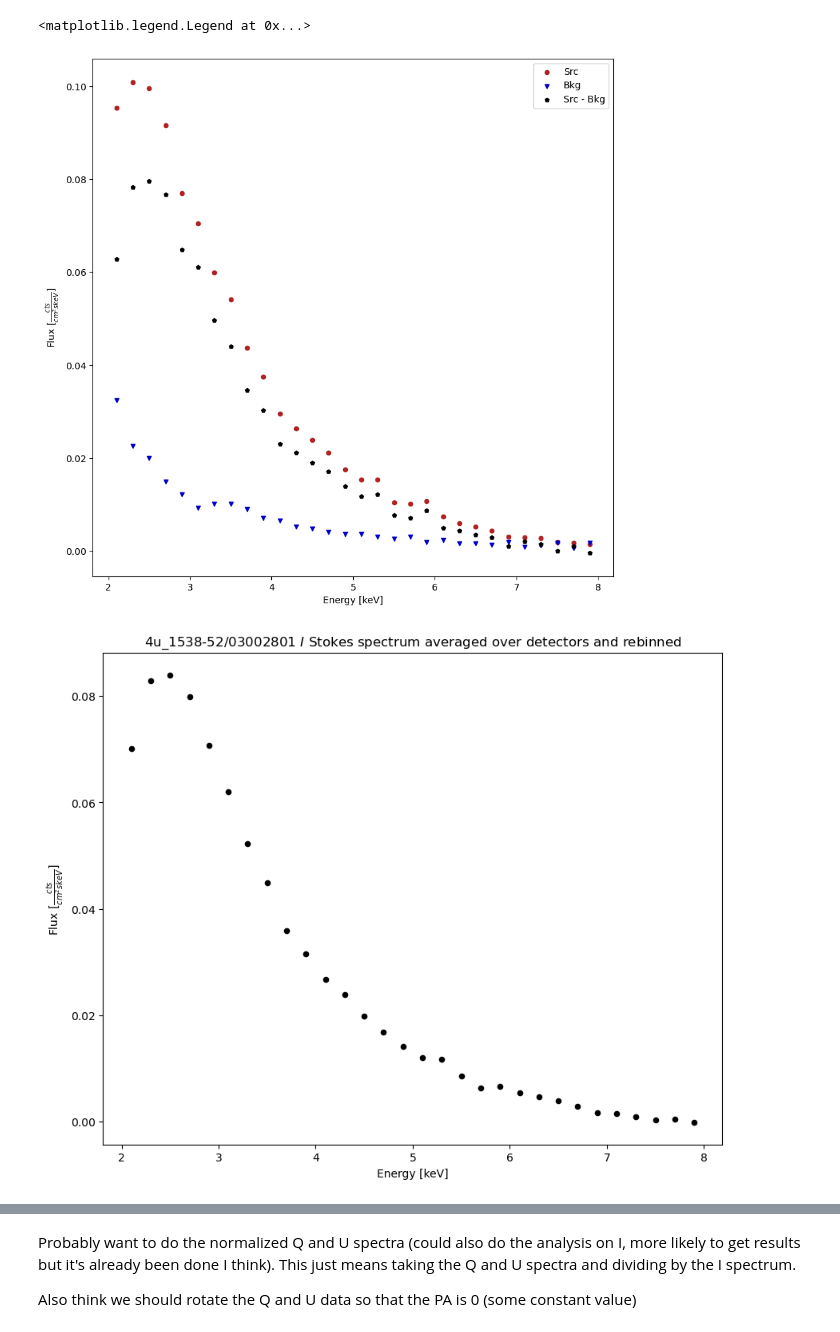
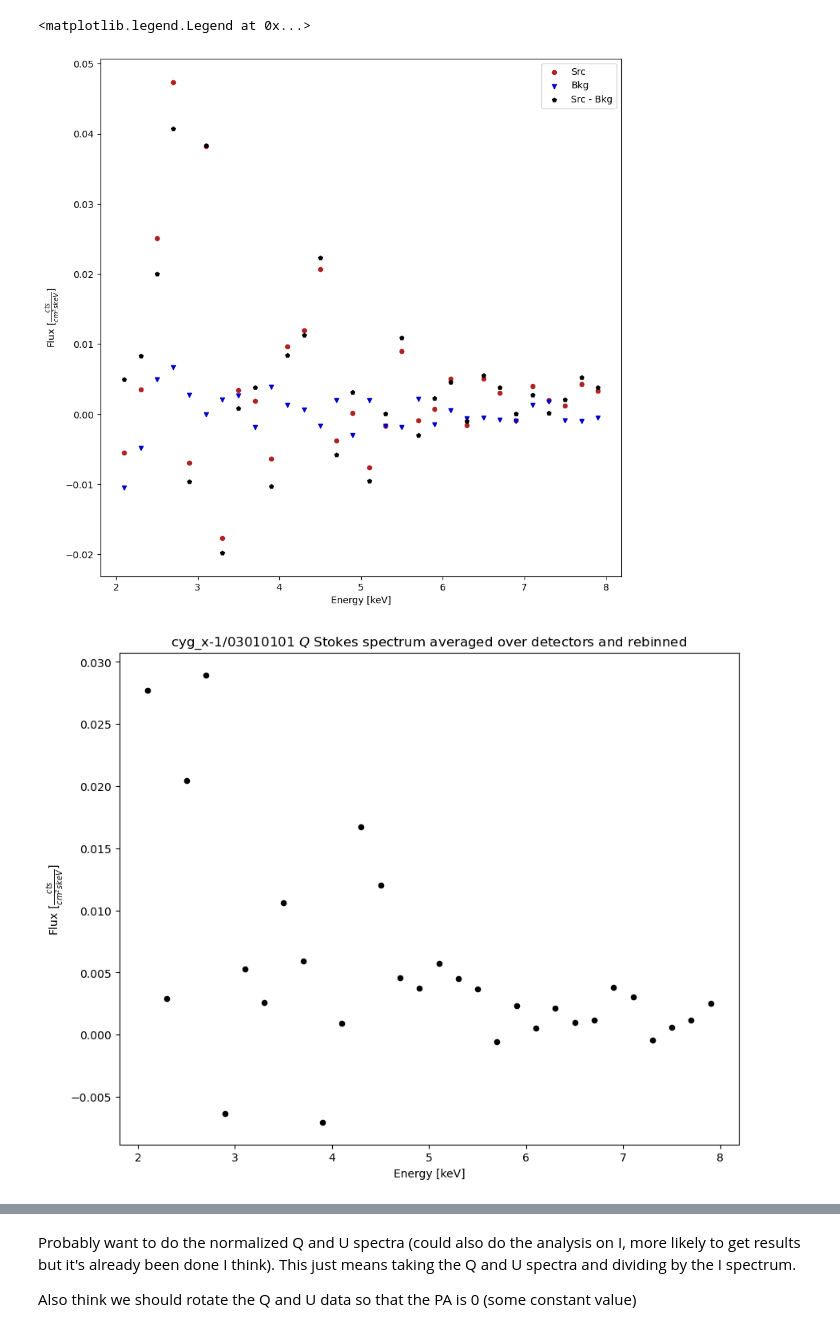
Before and after one commit to brdejonge/ML2024_Final, a Jupyter notebook: prepare_spectra.ipynb, the cells around one changed output, grey strips where cells are left out. Cells and saved outputs as stored; diff of their text form; code cells hidden in the pictures.

```diff
--- a/prepare_spectra.ipynb
+++ b/prepare_spectra.ipynb
@@ -99,34 +99,34 @@ def SumDetectorsAndBin(obsid_path, stoke, bins):
 # %%
 # Load in the background and source spectra for a source to visualize their difference, then background subtract.
 
-srcSpec = spectra['4u_1538-52/03002801/det1_I_src']
-bkgSpec = spectra['4u_1538-52/03002801/det1_I_bkg']
+srcSpec = spectra['cyg_x-1/03010101/det1_Q_src']
+bkgSpec = spectra['cyg_x-1/03010101/det1_Q_bkg']
 srcEnergy = srcSpec.to_plot()[0]
 srcFlux = srcSpec.to_plot()[1]
 bkgEnergy = bkgSpec.to_plot()[0]
 bkgFlux = bkgSpec.to_plot()[1]
 fig, ax = plt.subplots(figsize=(10,10))
 # ax.scatter(srcEnergy, srcFlux, s=10, c='firebrick', label='Src')
 # ax.scatter(bkgEnergy, bkgFlux, s=10, c='mediumblue', marker='v', label='Bkg')
 
 binnedSrcEnergy, binnedSrcFlux = rebin(srcSpec.to_plot()[0], srcSpec.to_plot()[1], np.arange(2, 8+0.1, 0.2))
 binnedBkgEnergy, binnedBkgFlux = rebin(bkgSpec.to_plot()[0], bkgSpec.to_plot()[1], np.arange(2, 8+0.1, 0.2))
 binnedFlux = binnedSrcFlux - binnedBkgFlux
 
 ax.scatter(binnedSrcEnergy, binnedSrcFlux, s=20, c='firebrick', label='Src')
 ax.scatter(binnedBkgEnergy, binnedBkgFlux, s=20, c='mediumblue', marker='v', label='Bkg')
 ax.scatter(binnedSrcEnergy, binnedFlux, s=20, c='black', marker='p', label='Src - Bkg')
 ax.set_xlabel('Energy [keV]')
 ax.set_ylabel(r'Flux $[\frac{cts}{cm^2 s keV}]$')
 ax.legend()
 # %% [output]
 <matplotlib.legend.Legend at 0x...>
-[figure, old version]
+[figure, new version]
 # %%
 # Example of using the SumDetectorsAndBin function to sum the fluxes of all detectors and background subtract
 # This is the object we probably want to deal with.
-obs = '4u_1538-52/03002801'
-stoke = 'I'
+obs = 'cyg_x-1/03010101'
+stoke = 'Q'
 energy, flux = SumDetectorsAndBin(obs, stoke, np.arange(2, 8+0.1, 0.2))
 fig, ax = plt.subplots(figsize=(10,8))
 ax.scatter(energy, flux, s=20, c='black')
@@ -135,4 +135,4 @@ ax.set_ylabel(r'Flux $[\frac{cts}{cm^2 s keV}]$')
 ax.set_title(rf'{obs} ${stoke}$ Stokes spectrum averaged over detectors and rebinned')
 plt.show()
 # %% [output]
-[figure, old version]
+[figure, new version]
```
Also changed, not shown: parts of 3 cells of this notebook, 1 other file.
